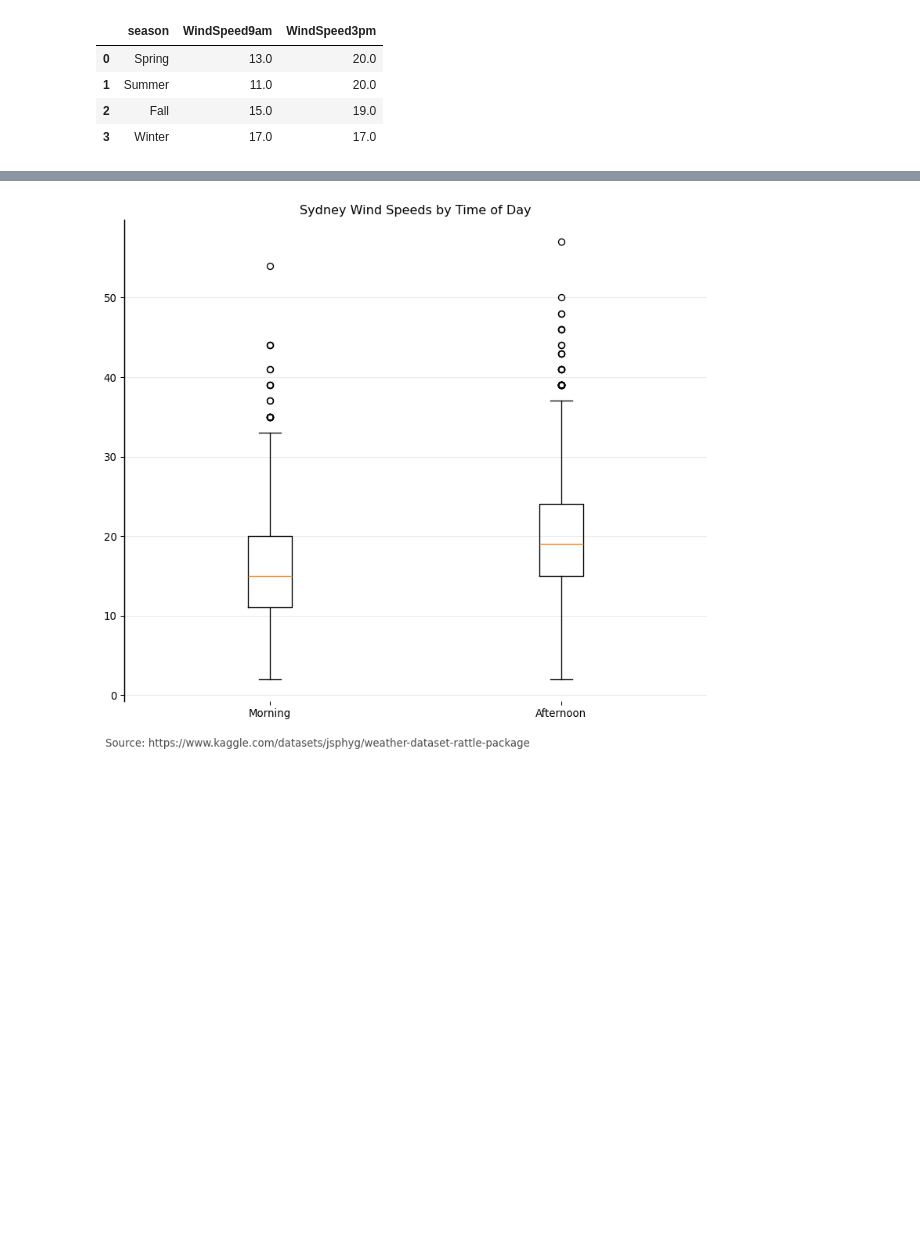
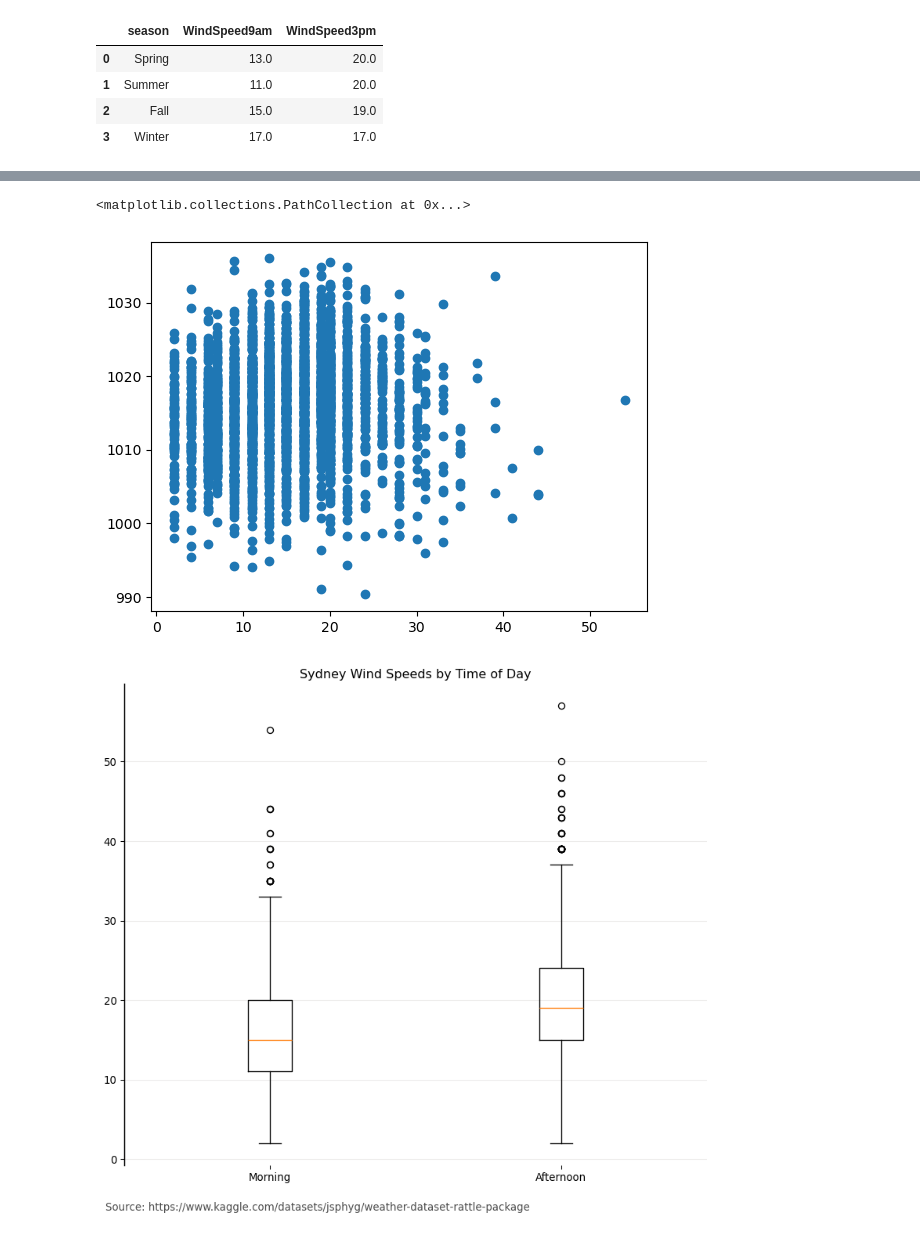
Before and after one commit to M-Harms/Data-Visualization, a Jupyter notebook: sydney_weather.ipynb, the cells around one changed output, grey strips where cells are left out. Drawn from its saved outputs; the diff is of its cells as text; code cells hidden in the pictures; blank space fills up the shorter version.

```diff
--- a/sydney_weather.ipynb
+++ b/sydney_weather.ipynb
@@ -226,3 +287,9 @@ plt.show()
+# %%
+fig, ax = plt.subplots()
+ax.scatter(df['WindSpeed9am'], df['Pressure3pm'])
+# %% [output]
+<matplotlib.collections.PathCollection at 0x...>
+[figure, added]
 # %%
 data = df[['WindSpeed9am','WindSpeed3pm']]
 min_data, quartile1, medians, quartile3, max_data = np.percentile(data, [0, 25, 50, 75, 100], axis=0)
```
Also changed, not shown: parts of 14 cells of this notebook, 6 other files.
